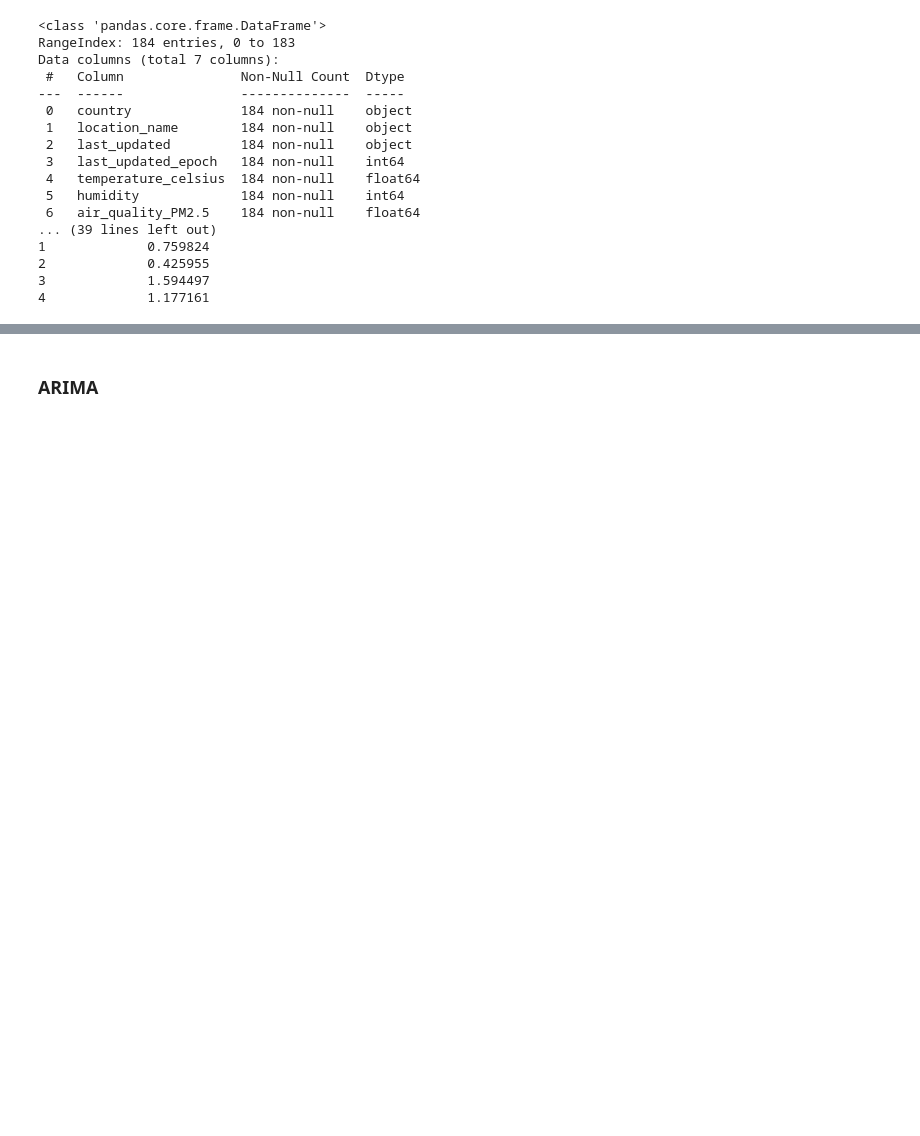
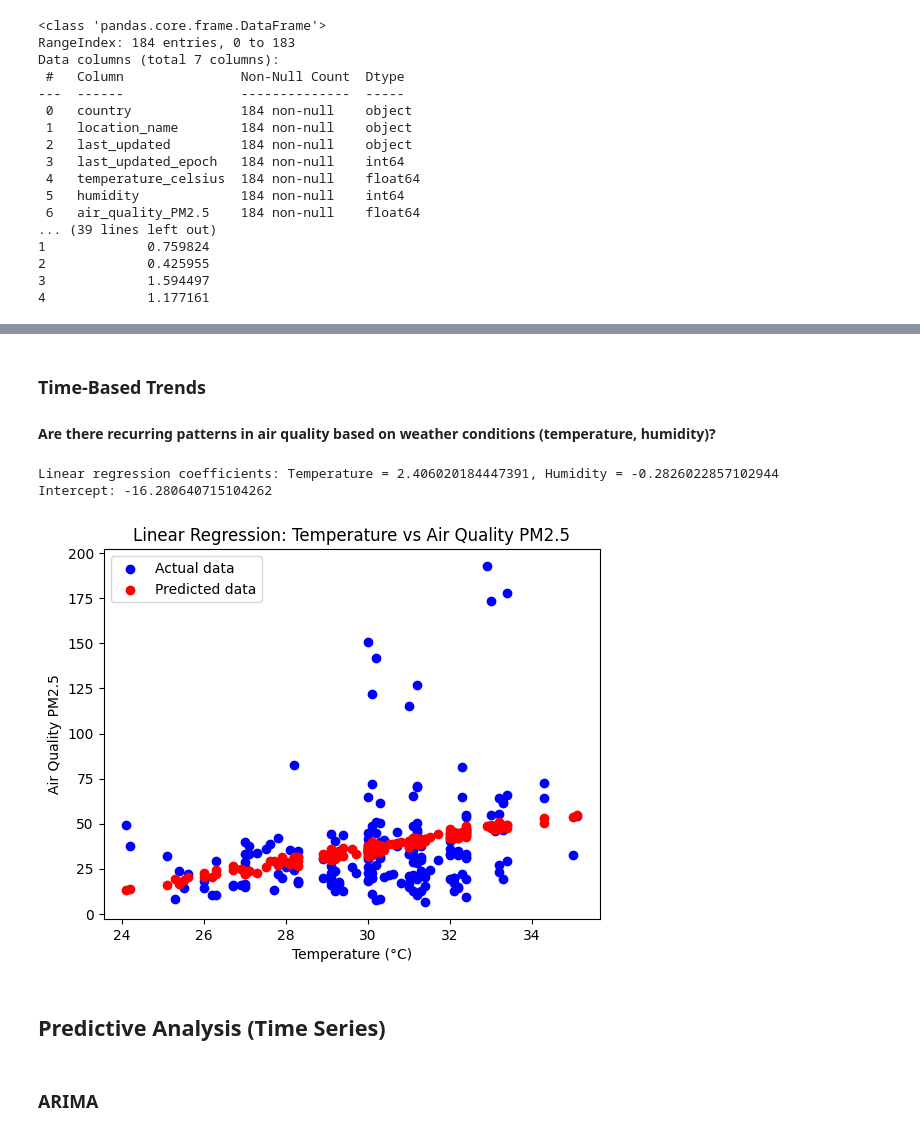
Before and after one commit to viperdev123/capstoneproject, a Jupyter notebook: kaggleapi.ipynb, the cells around one changed output, grey strips where cells are left out. Saved outputs shown, nothing was run; the diff lists cells and outputs as text; code cells hidden in the pictures; blank space fills up the shorter version.

```diff
--- a/kaggleapi.ipynb
+++ b/kaggleapi.ipynb
@@ -128,3 +347,49 @@ df.to_csv('prepared_data_thailand_bangkok.csv', index=False)
+# %% [markdown]
+### Time-Based Trends
+#### Are there recurring patterns in air quality based on weather conditions (temperature, humidity)?
+# %%
+import pandas as pd
+import seaborn as sns
+import matplotlib.pyplot as plt
+from scipy.stats import pearsonr
+import numpy as np
+
+# โหลดข้อมูลจากไฟล์
+file_path = 'prepared_data_thailand_bangkok.csv'
+df = pd.read_csv(file_path)
+
+# ใช้โมเดลการถดถอยเชิงเส้น (Linear Regression) เพื่อสำรวจความสัมพันธ์
+from sklearn.linear_model import LinearRegression
+
+# เตรียมข้อมูลสำหรับการถดถอย (อุณหภูมิ, ความชื้น -> คุณภาพอากาศ PM2.5)
+X = df[['temperature_celsius', 'humidity']]
+y = df['air_quality_PM2.5']
+
+# สร้างโมเดล
+regressor = LinearRegression()
+regressor.fit(X, y)
+
+# แสดงค่า coefficients
+print(f"Linear regression coefficients: Temperature = {regressor.coef_[0]}, Humidity = {regressor.coef_[1]}")
+print(f"Intercept: {regressor.intercept_}")
+
+# ทำนายค่าจากโมเดลและสร้างกราฟแสดงเส้นการถดถอย
+y_pred = regressor.predict(X)
+
+# กราฟแสดงผลการถดถอย
+plt.scatter(df['temperature_celsius'], df['air_quality_PM2.5'], color='blue', label='Actual data')
+plt.scatter(df['temperature_celsius'], y_pred, color='red', label='Predicted data')
+plt.title('Linear Regression: Temperature vs Air Quality PM2.5')
+plt.xlabel('Temperature (°C)')
+plt.ylabel('Air Quality PM2.5')
+plt.legend()
+plt.show()
+# %% [output]
+Linear regression coefficients: Temperature = 2.406020184447391, Humidity = -0.2826022857102944
+Intercept: -16.280640715104262
+[figure, added]
+# %% [markdown]
+## Predictive Analysis (Time Series)
 # %% [markdown]
 ### ARIMA
 # %%
```
Also changed, not shown: parts of 12 cells of this notebook.
